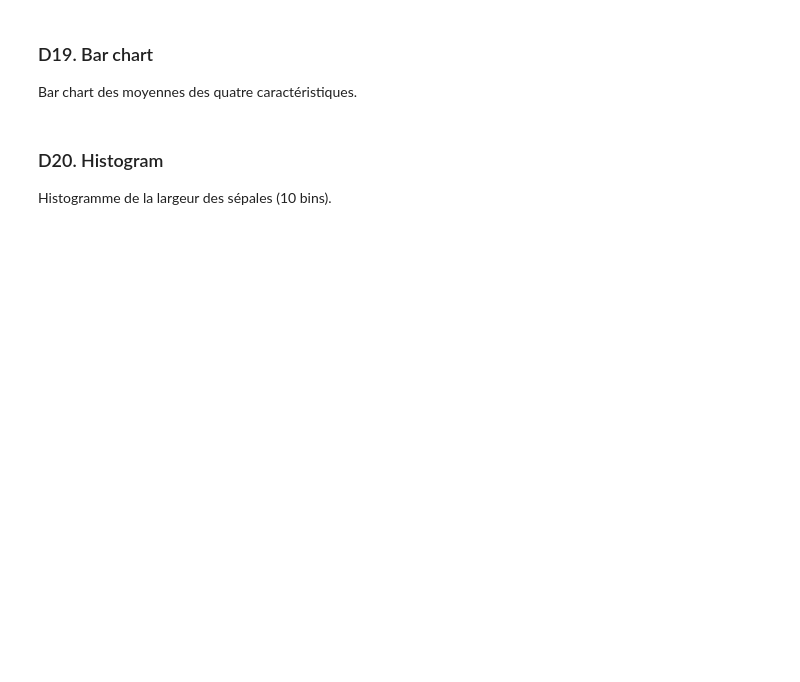
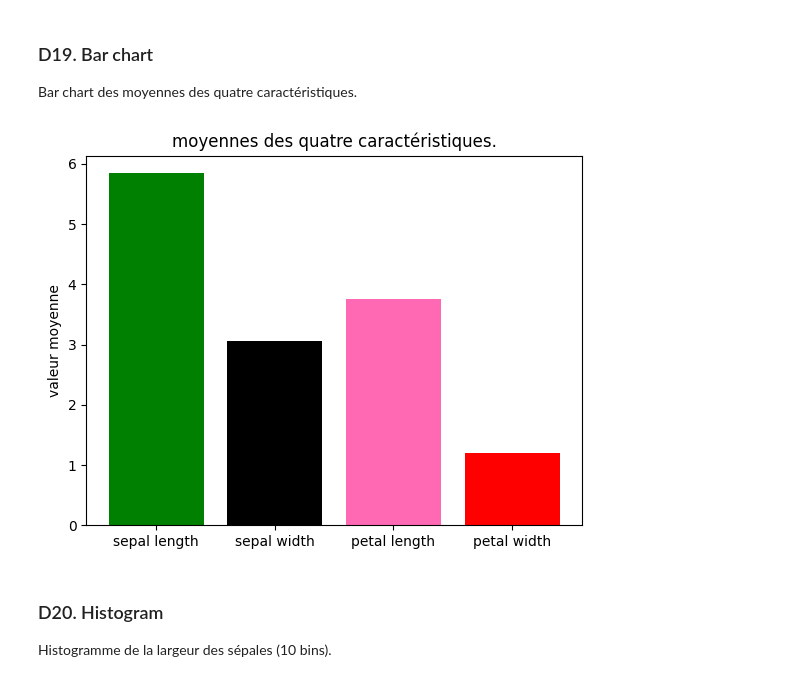
Before and after one commit to USMS-FPK-IA-GI-2025/controle-01-numpy-and-matplotlib-iris-Nini01Fz, a Jupyter notebook: notebooks/controle_numpy_matplotlib.ipynb, the cells around one changed output. Cells and saved outputs as stored; diff of their text form; code cells hidden in the pictures; blank space fills up the shorter version.

```diff
--- a/notebooks/controle_numpy_matplotlib.ipynb
+++ b/notebooks/controle_numpy_matplotlib.ipynb
@@ -287,3 +304,14 @@ Bar chart des moyennes des quatre caractéristiques.
+# %%
+# Noms des caracteristiques
+feature_names = ['sepal length', 'sepal width', 'petal length', 'petal width']
+colors = np.array(['green', 'black', 'hotpink', 'red'])
+# Création du bar chart
+plt.bar(feature_names, mean, color=colors)
+plt.ylabel('valeur moyenne')
+plt.title('moyennes des quatre caractéristiques.')
+plt.show()
+# %% [output]
+[figure, added]
 # %% [markdown]
 ### D20. Histogram
 Histogramme de la largeur des sépales (10 bins).
```
Also changed, not shown: parts of 9 cells of this notebook.
